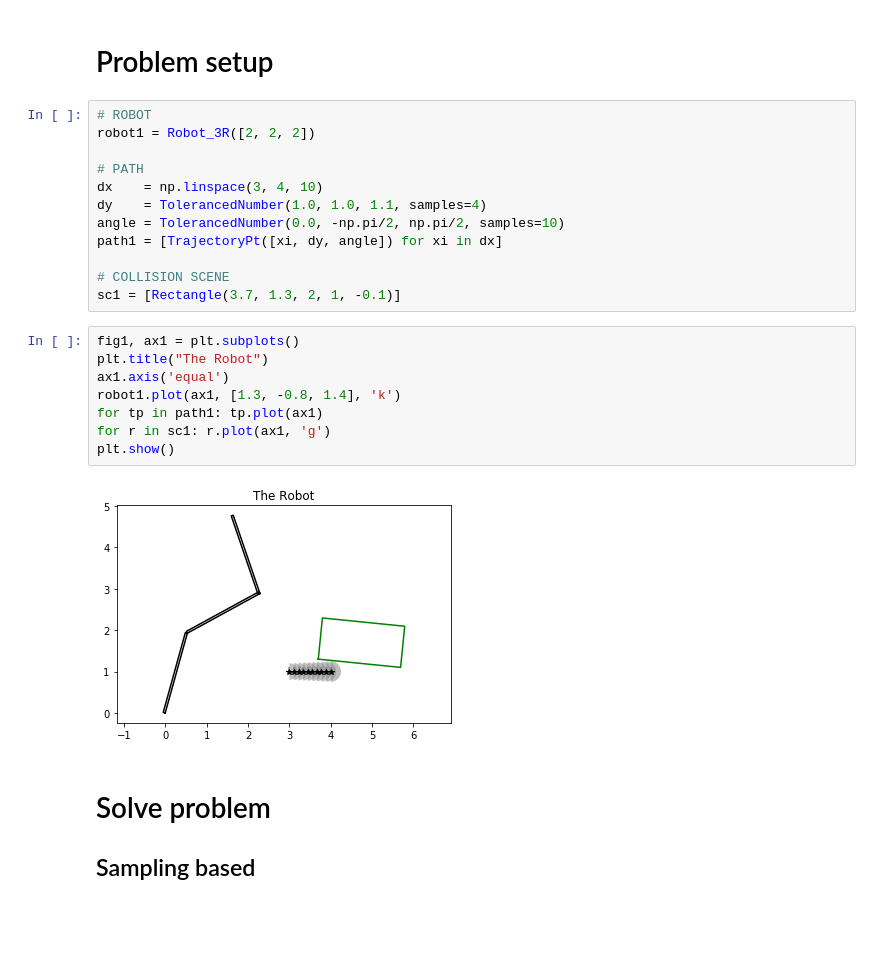
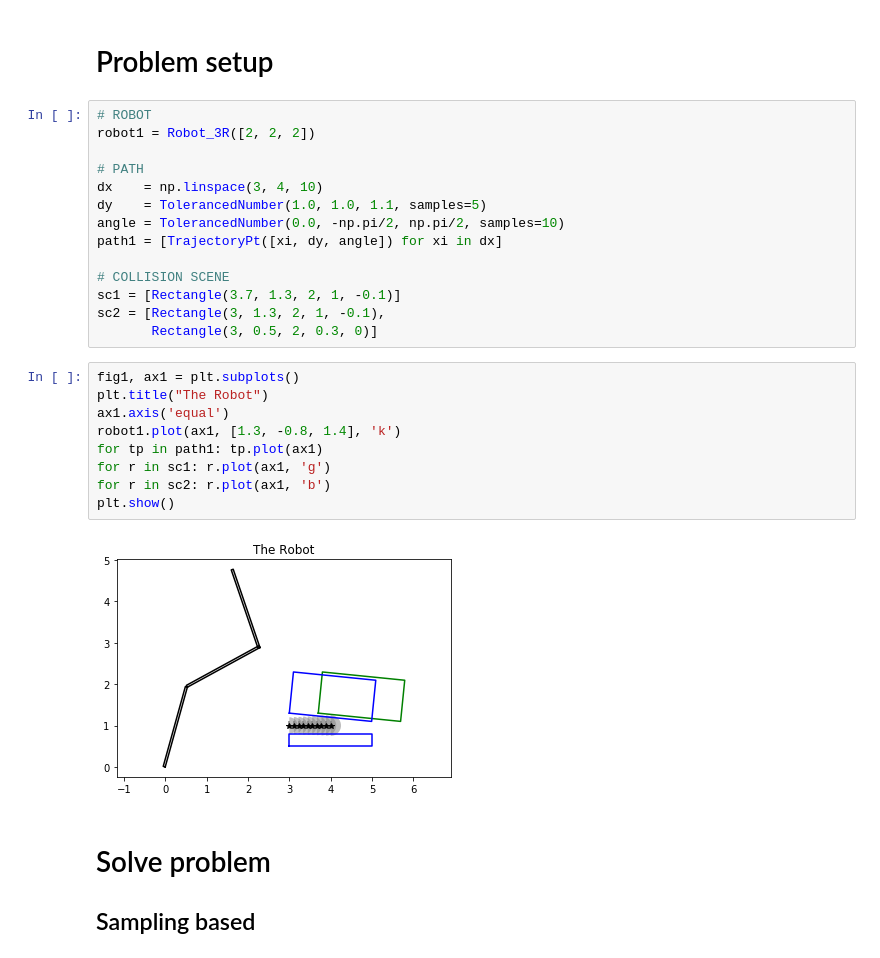
Before and after one commit to JeroenDM/planar_python_robotics, a Jupyter notebook: example1.ipynb, the cells around one changed output. Cells and saved outputs as stored; diff of their text form; blank space fills up the shorter version.

```diff
--- a/example1.ipynb
+++ b/example1.ipynb
@@ -12,22 +12,25 @@ robot1 = Robot_3R([2, 2, 2])
 
 # PATH
 dx    = np.linspace(3, 4, 10)
-dy    = TolerancedNumber(1.0, 1.0, 1.1, samples=4)
+dy    = TolerancedNumber(1.0, 1.0, 1.1, samples=5)
 angle = TolerancedNumber(0.0, -np.pi/2, np.pi/2, samples=10)
 path1 = [TrajectoryPt([xi, dy, angle]) for xi in dx]
 
 # COLLISION SCENE
 sc1 = [Rectangle(3.7, 1.3, 2, 1, -0.1)]
+sc2 = [Rectangle(3, 1.3, 2, 1, -0.1),
+       Rectangle(3, 0.5, 2, 0.3, 0)]
 # %%
 fig1, ax1 = plt.subplots()
 plt.title("The Robot")
 ax1.axis('equal')
 robot1.plot(ax1, [1.3, -0.8, 1.4], 'k')
 for tp in path1: tp.plot(ax1)
 for r in sc1: r.plot(ax1, 'g')
+for r in sc2: r.plot(ax1, 'b')
 plt.show()
 # %% [output]
-[figure, old version]
+[figure, new version]
 # %% [markdown]
 # Solve problem
 ## Sampling based
```
Also changed, not shown: parts of 8 cells of this notebook, 2 other files.
